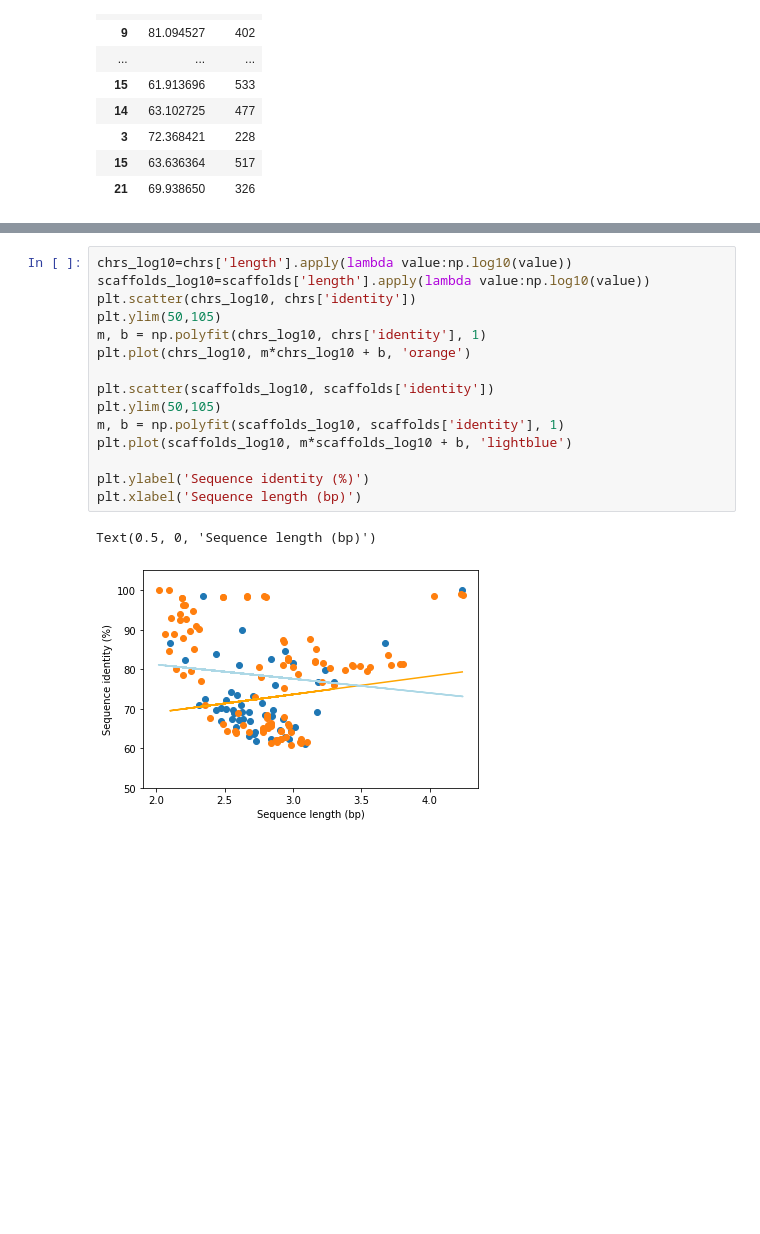
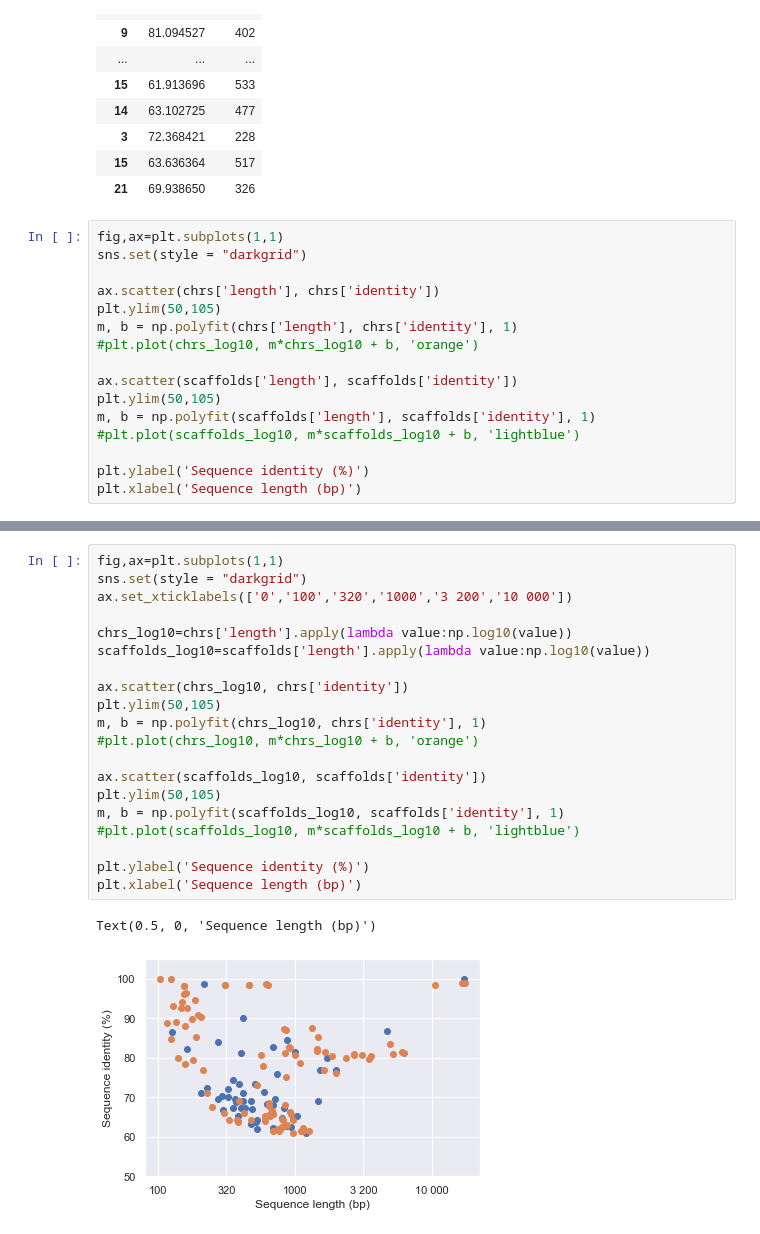
Before and after one commit to balintbiro/Oryctolagus_cuniculus_numts, a Jupyter notebook: codes/trials/length_vs_identity.ipynb, the cells around one changed output, grey strips where cells are left out. Saved outputs shown, nothing was run; the diff lists cells and outputs as text; blank space fills up the shorter version.

Commit message:
different versions of visualization
Different versions of visualization of identity vs length.

```diff
--- a/codes/trials/length_vs_identity.ipynb
+++ b/codes/trials/length_vs_identity.ipynb
@@ -124,3 +125,19 @@ chrs
 | 3 | 72.368421 | 228 |
 | 15 | 63.636364 | 517 |
 | 21 | 69.938650 | 326 |
+# %%
+fig,ax=plt.subplots(1,1)
+sns.set(style = "darkgrid")
+
+ax.scatter(chrs['length'], chrs['identity'])
+plt.ylim(50,105)
+m, b = np.polyfit(chrs['length'], chrs['identity'], 1)
+#plt.plot(chrs_log10, m*chrs_log10 + b, 'orange')
+
+ax.scatter(scaffolds['length'], scaffolds['identity'])
+plt.ylim(50,105)
+m, b = np.polyfit(scaffolds['length'], scaffolds['identity'], 1)
+#plt.plot(scaffolds_log10, m*scaffolds_log10 + b, 'lightblue')
+
+plt.ylabel('Sequence identity (%)')
+plt.xlabel('Sequence length (bp)')
@@ -127,18 +147,23 @@ chrs
 # %%
+fig,ax=plt.subplots(1,1)
+sns.set(style = "darkgrid")
+ax.set_xticklabels(['0','100','320','1000','3 200','10 000'])
+
 chrs_log10=chrs['length'].apply(lambda value:np.log10(value))
 scaffolds_log10=scaffolds['length'].apply(lambda value:np.log10(value))
-plt.scatter(chrs_log10, chrs['identity'])
+
+ax.scatter(chrs_log10, chrs['identity'])
 plt.ylim(50,105)
 m, b = np.polyfit(chrs_log10, chrs['identity'], 1)
-plt.plot(chrs_log10, m*chrs_log10 + b, 'orange')
+#plt.plot(chrs_log10, m*chrs_log10 + b, 'orange')
 
-plt.scatter(scaffolds_log10, scaffolds['identity'])
+ax.scatter(scaffolds_log10, scaffolds['identity'])
 plt.ylim(50,105)
 m, b = np.polyfit(scaffolds_log10, scaffolds['identity'], 1)
-plt.plot(scaffolds_log10, m*scaffolds_log10 + b, 'lightblue')
+#plt.plot(scaffolds_log10, m*scaffolds_log10 + b, 'lightblue')
 
 plt.ylabel('Sequence identity (%)')
 plt.xlabel('Sequence length (bp)')
 # %% [output]
 Text(0.5, 0, 'Sequence length (bp)')
-[figure, old version]
+[figure, new version]
```
Also changed, not shown: parts of 7 cells of this notebook.
